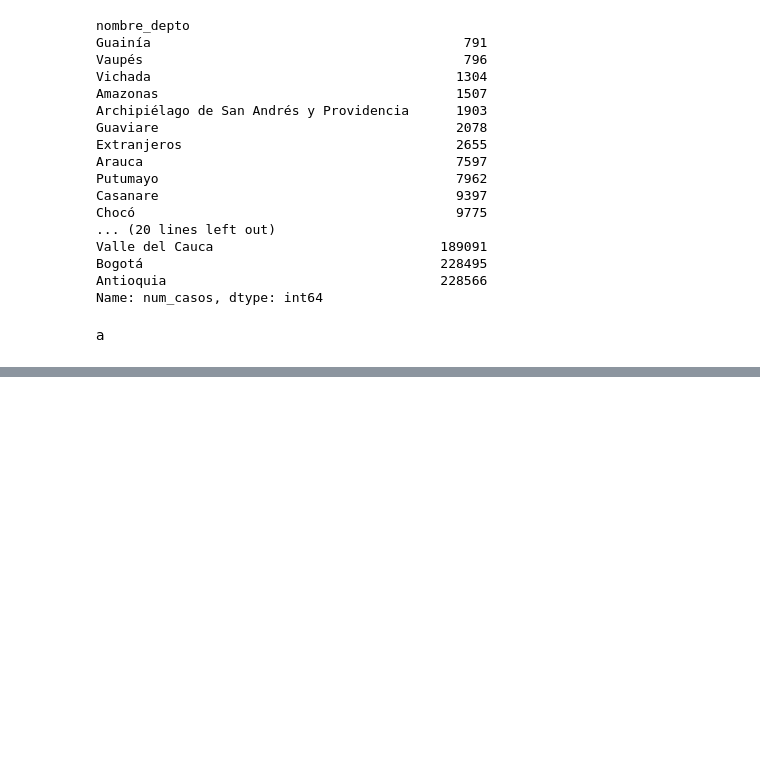
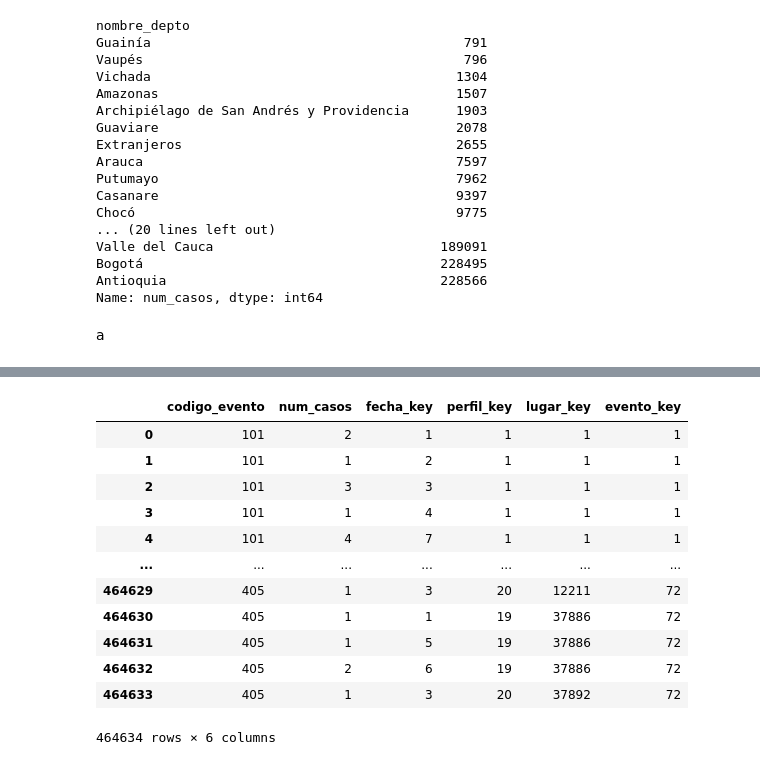
Before and after one commit to Repositorios-ISIS/ISIS-3301-P2, a Jupyter notebook: proyecto2.ipynb, the cells around one changed output, grey strips where cells are left out. Drawn from its saved outputs; the diff is of its cells as text; code cells hidden in the pictures; blank space fills up the shorter version.

```diff
--- a/proyecto2.ipynb
+++ b/proyecto2.ipynb
@@ -210,0 +360,26 @@ a
+# %%
+#Creamos el dataframe
+df_evento = pd.DataFrame(fact_table["evento"].unique())
+df_evento = df_evento.reset_index()
+df_evento.columns = ["evento_key", "evento"]
+df_evento["evento_key"] = df_evento["evento_key"]+1
+
+#Actualizamos la tabla principal
+fact_table = pd.merge(fact_table, df_evento, on="evento")
+fact_table = fact_table.drop(columns=['evento'])
+# %%
+fact_table
+# %% [output]
+|  | codigo_evento | num_casos | fecha_key | perfil_key | lugar_key | evento_key |
+| 0 | 101 | 2 | 1 | 1 | 1 | 1 |
+| 1 | 101 | 1 | 2 | 1 | 1 | 1 |
+| 2 | 101 | 3 | 3 | 1 | 1 | 1 |
+| 3 | 101 | 1 | 4 | 1 | 1 | 1 |
+| 4 | 101 | 4 | 7 | 1 | 1 | 1 |
+| ... | ... | ... | ... | ... | ... | ... |
+| 464629 | 405 | 1 | 3 | 20 | 12211 | 72 |
+| 464630 | 405 | 1 | 1 | 19 | 37886 | 72 |
+| 464631 | 405 | 1 | 5 | 19 | 37886 | 72 |
+| 464632 | 405 | 2 | 6 | 19 | 37886 | 72 |
+| 464633 | 405 | 1 | 3 | 20 | 37892 | 72 |
+464634 rows × 6 columns
```
Also changed, not shown: parts of 25 cells of this notebook, 1 other file.
